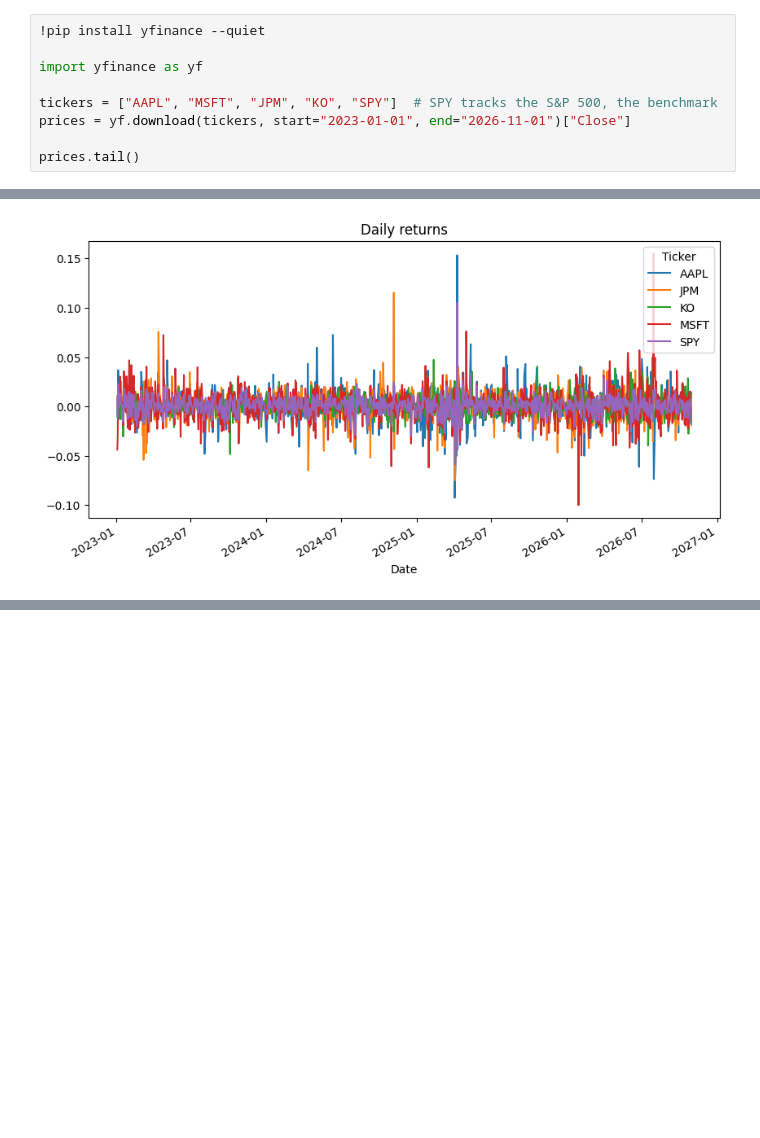
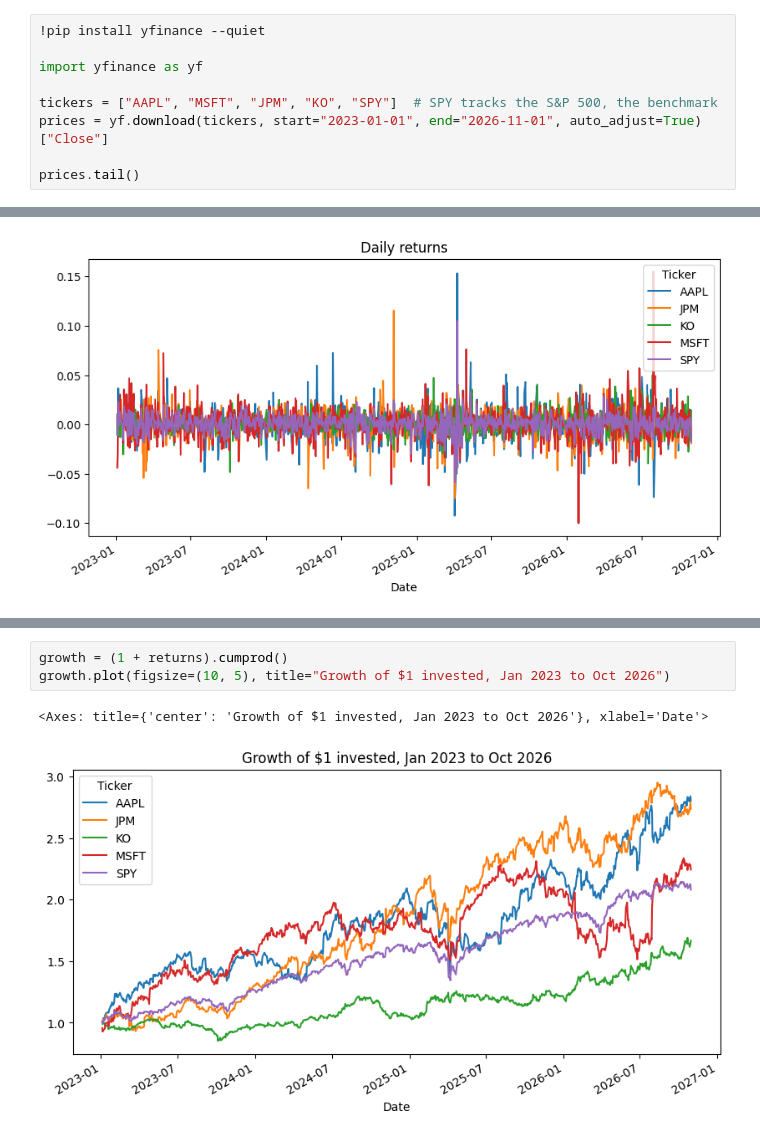
Before and after one commit to charlie-cassidy1/portfolio-analysis, a Jupyter notebook: portfolio_analysis.ipynb, the cells around one changed output, grey strips where cells are left out. Cells and saved outputs as stored; diff of their text form; blank space fills up the shorter version.

```diff
--- a/portfolio_analysis.ipynb
+++ b/portfolio_analysis.ipynb
@@ -6,7 +6,7 @@
 import yfinance as yf
 
 tickers = ["AAPL", "MSFT", "JPM", "KO", "SPY"]  # SPY tracks the S&P 500, the benchmark
-prices = yf.download(tickers, start="2023-01-01", end="2026-11-01")["Close"]
+prices = yf.download(tickers, start="2023-01-01", end="2026-11-01", auto_adjust=True)["Close"]
 
 prices.tail()
 # %% [output]
@@ -26,0 +32,6 @@ returns.plot(figsize=(10, 5), title="Daily returns")
+# %%
+growth = (1 + returns).cumprod()
+growth.plot(figsize=(10, 5), title="Growth of $1 invested, Jan 2023 to Oct 2026")
+# %% [output]
+<Axes: title={'center': 'Growth of $1 invested, Jan 2023 to Oct 2026'}, xlabel='Date'>
+[figure, added]
```
Also changed, not shown: parts of 4 cells of this notebook.
